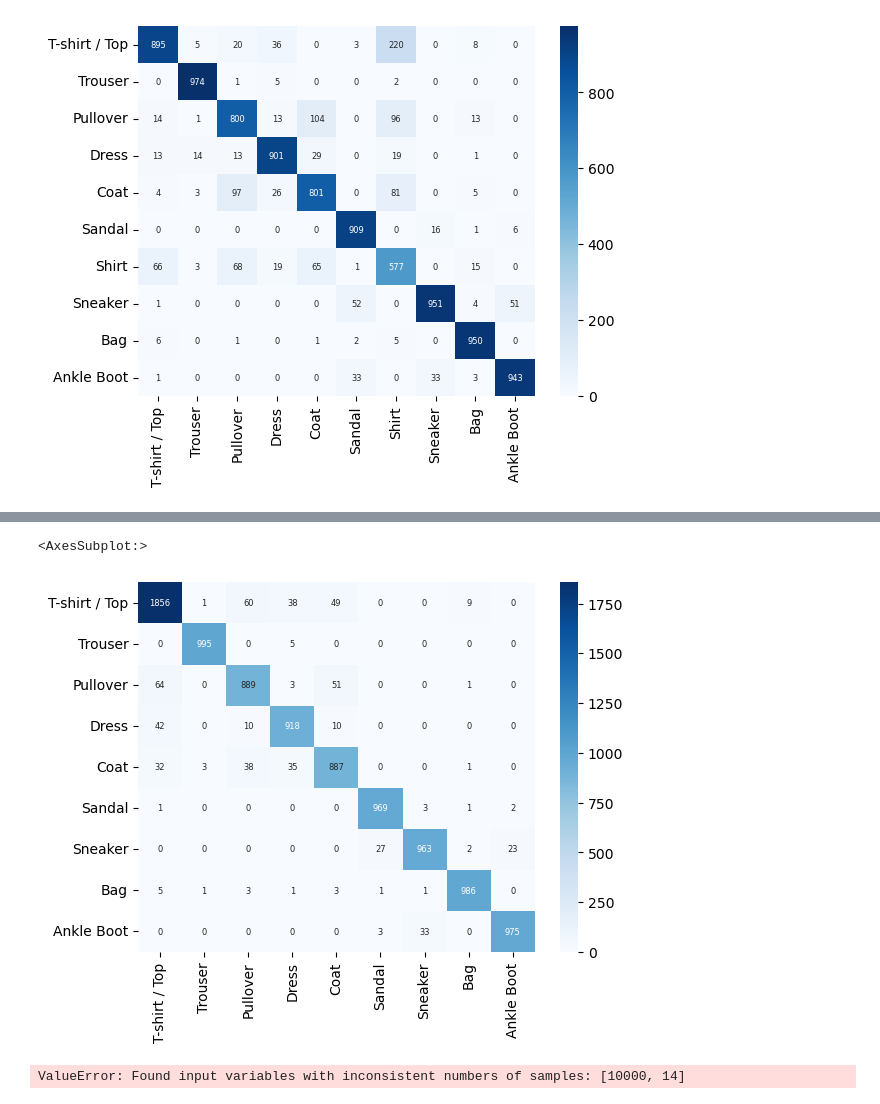
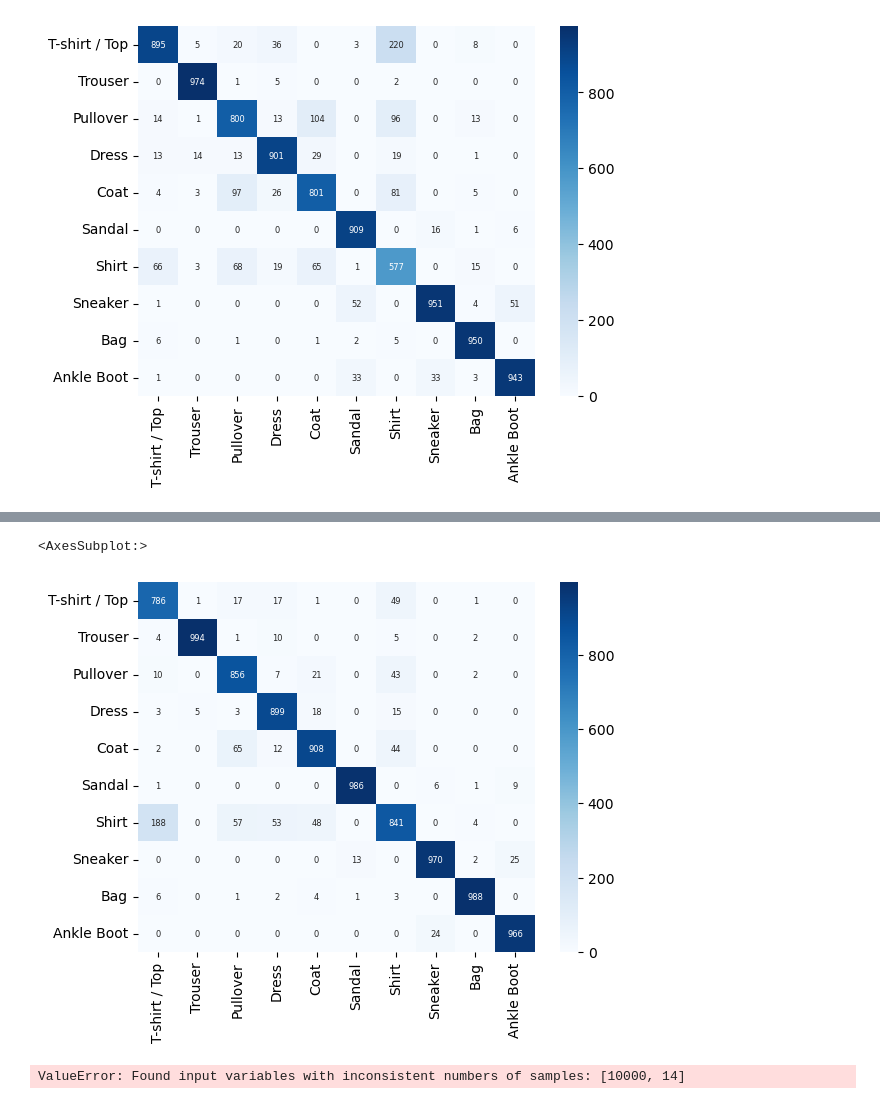
Before and after one commit to datascience-mobi-2023/topic01_team04, a Jupyter notebook: RäuberHotzenPLOTS.ipynb, the cells around one changed output, grey strips where cells are left out. Saved outputs shown, nothing was run; the diff lists cells and outputs as text; code cells hidden in the pictures.

Commit message:
jetzt aber endlich gute confusion plots

```diff
--- a/RäuberHotzenPLOTS.ipynb
+++ b/RäuberHotzenPLOTS.ipynb
@@ -186,7 +186,7 @@ softmax_nodes = 10
 class_names = np.array(["T-shirt / Top", "Trouser", "Pullover", "Dress", "Coat", "Sandal", "Shirt", "Sneaker", "Bag", "Ankle Boot"])
 
 #summarize the classes 0 and 6
-summarize_shirt = True
+summarize_shirt = False
 if summarize_shirt == True:
     label_test[label_test==6]=0
     label_test[label_test>=7]-=1
@@ -212,7 +212,7 @@ if summarize_shirt == True:
     label_shirts_val = tf.keras.utils.to_categorical(label_shirts_val)
 
 
-model = tf.keras.models.load_model('Results/complex_model')
+model = tf.keras.models.load_model('Results/model_shirts_notsum/')
 y_pred = model.predict(cnn_test)
 y_pred = np.argmax(y_pred,axis=1)
 conf = sklearn.metrics.confusion_matrix(y_pred, label_test)
@@ -232,5 +232,5 @@ sns.heatmap(conf_df, annot=True, cmap="Blues", annot_kws={"fontsize":6},fmt="d")
 <AxesSubplot:>
-[figure, old version]
+[figure, new version]
 # %%
 listprec = []
 listrec = []
```
Also changed, not shown: parts of 1 cell of this notebook, 1 other file.
